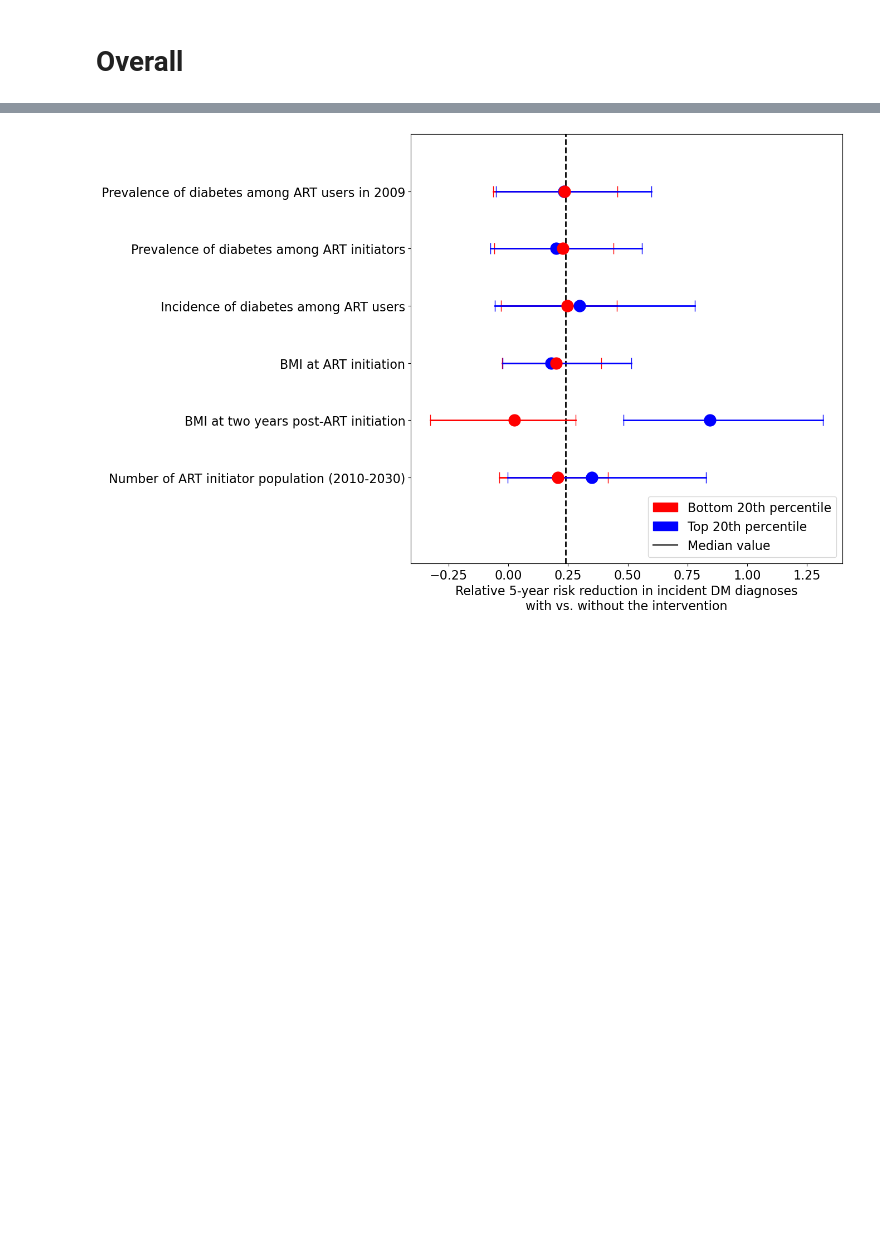
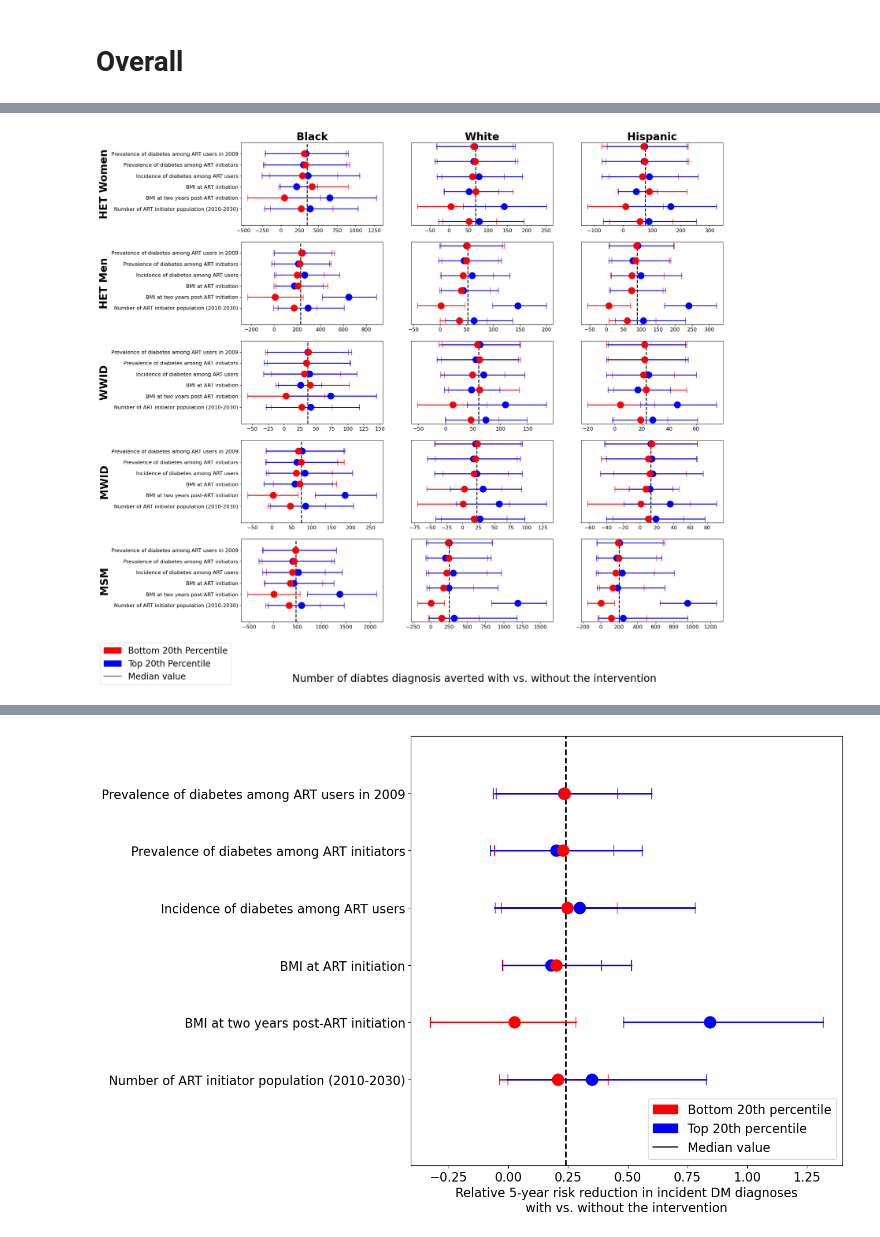
Before and after one commit to PearlHivModelingTeam/pearlModel, a Jupyter notebook: scripts/sa_notebook.ipynb, the cells around one changed output, grey strips where cells are left out. Saved outputs shown, nothing was run; the diff lists cells and outputs as text; code cells hidden in the pictures; blank space fills up the shorter version.

```diff
--- a/scripts/sa_notebook.ipynb
+++ b/scripts/sa_notebook.ipynb
@@ -671,3 +680,10 @@ dm_difference_tornado_vals.to_csv("../out/figs/absolute_overall_dm.csv")
+# %%
+fig = multi_tornado_plot(dm_difference_tornado_vals, baseline_dm_difference_df_sa, "Number of diabtes diagnosis averted with vs. without the intervention", target_column="dm_num")
+fig.savefig("../out/dm_figs/absolute_group_dm.png", bbox_inches="tight")
+difference_tornado_vals.to_csv("../out/dm_figs/absolute_group_dm.csv")
+baseline_risk_difference_df_sa.to_csv("../out/dm_figs/absolute_baseline_dm.csv")
+# %% [output]
+[figure, added]
 # %%
 fig = multi_tornado_plot(dm_relative_tornado_vals, baseline_dm_difference_df_sa_relative, "Relative 5-year risk reduction in incident DM diagnoses\nwith vs. without the intervention", target_column="dm_num")
 fig.savefig("../out/figs/relative_group_dm.png", bbox_inches="tight")
```
Also changed, not shown: parts of 19 cells of this notebook.
